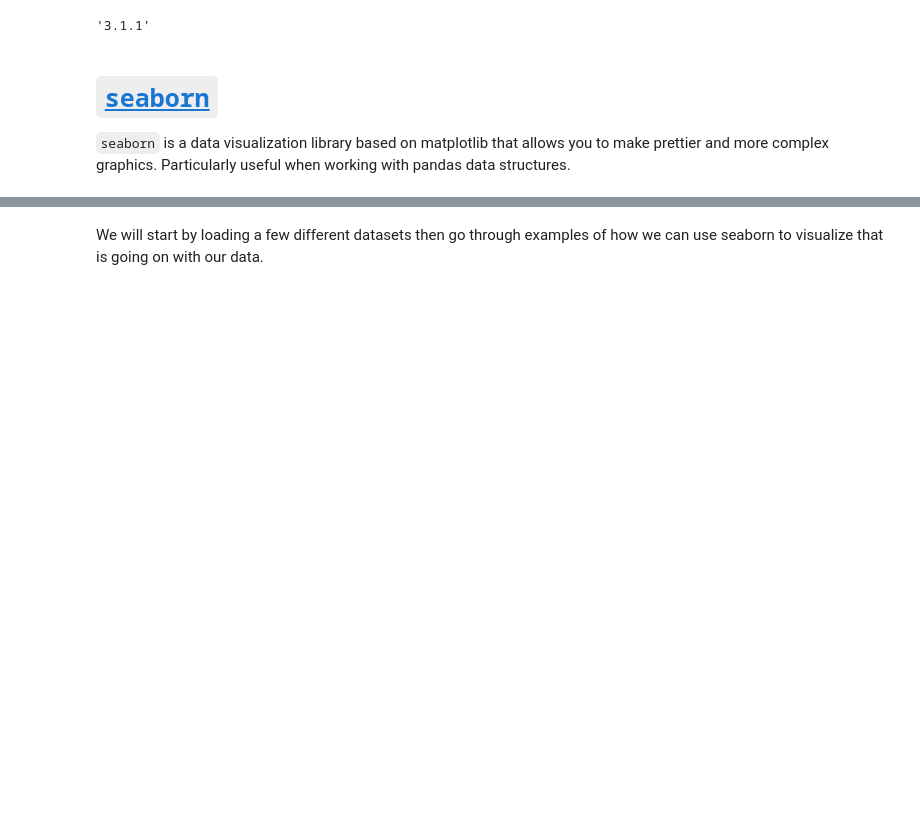
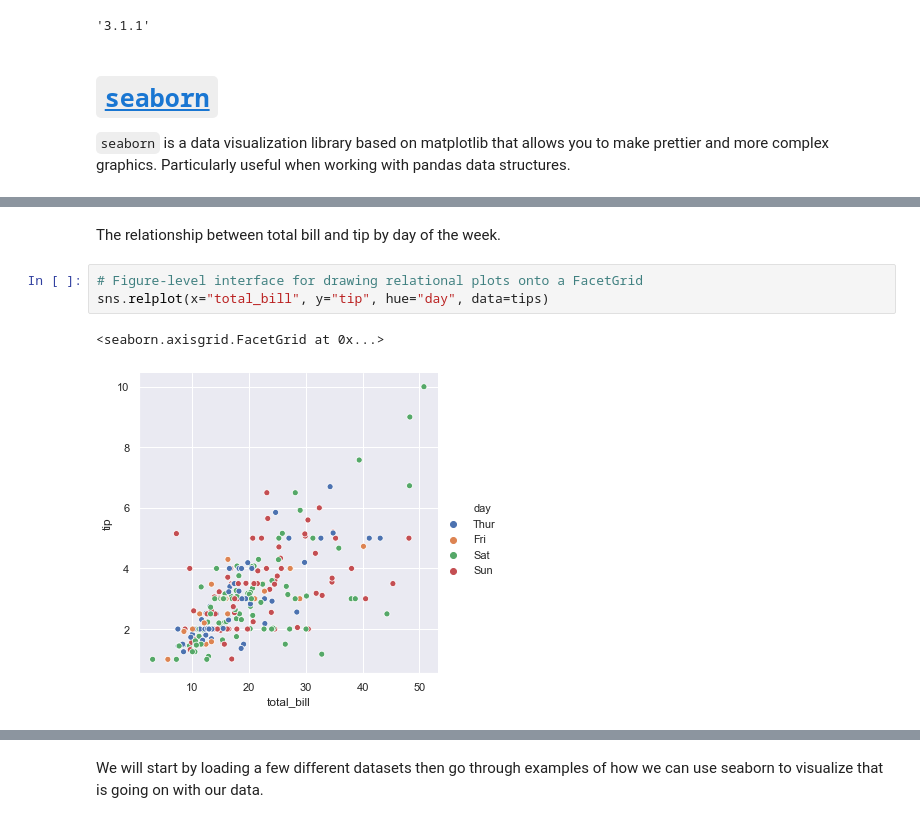
Before and after one commit to fuzzy-tribble/data_science_foundations, a Jupyter notebook: mad_python_libraries_seaborn.ipynb, the cells around one changed output, grey strips where cells are left out. Cells and saved outputs as stored; diff of their text form; blank space fills up the shorter version.

```diff
--- a/mad_python_libraries_seaborn.ipynb
+++ b/mad_python_libraries_seaborn.ipynb
@@ -107,0 +135,8 @@ Checkout this link for more examples: [Official Seaborn Examples Gallery](https:
+# %% [markdown]
+The relationship between total bill and tip by day of the week.
+# %%
+# Figure-level interface for drawing relational plots onto a FacetGrid
+sns.relplot(x="total_bill", y="tip", hue="day", data=tips)
+# %% [output]
+<seaborn.axisgrid.FacetGrid at 0x...>
+[figure, added]
```
Also changed, not shown: parts of 118 cells of this notebook, 16 other files.
